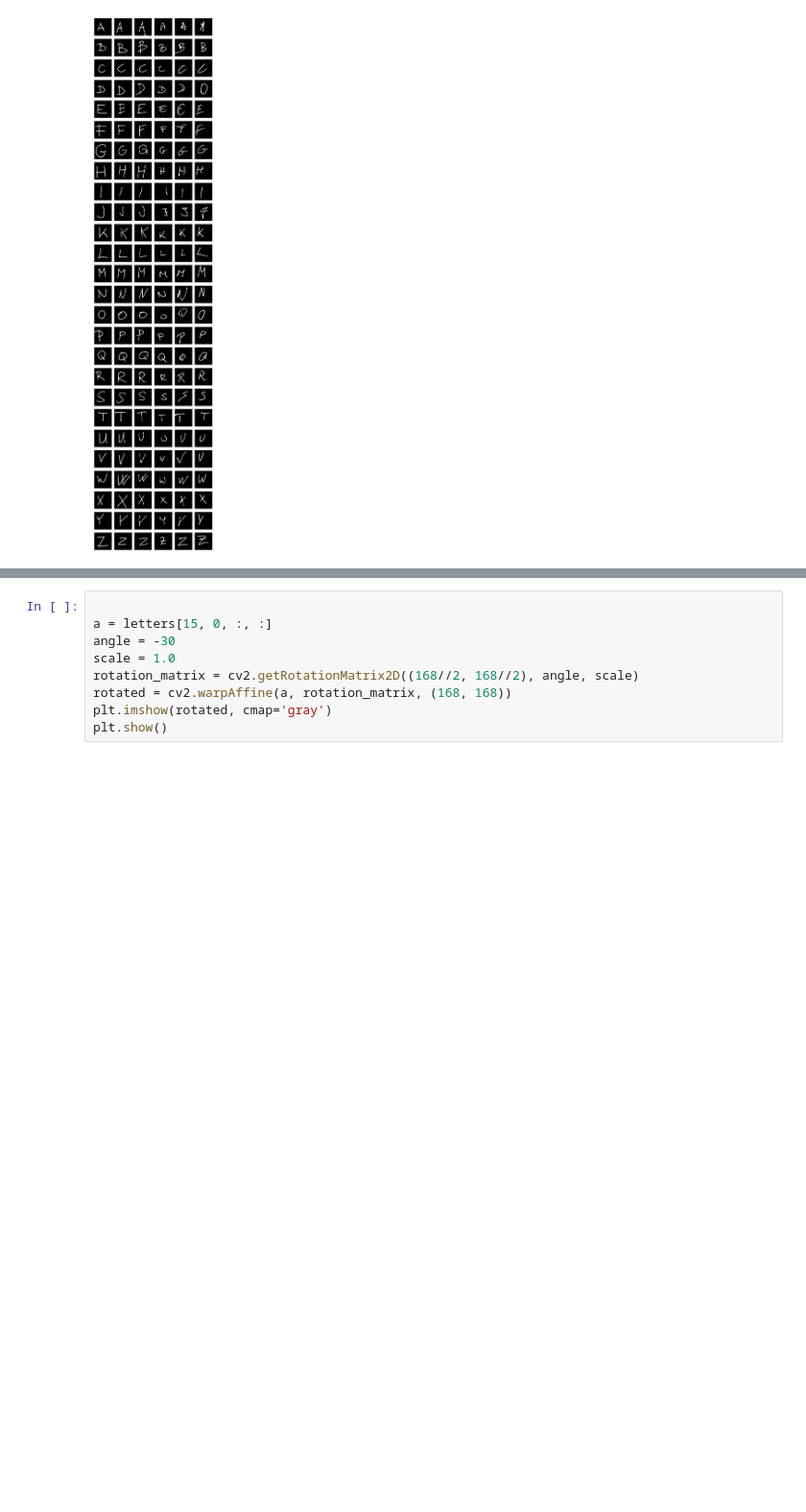
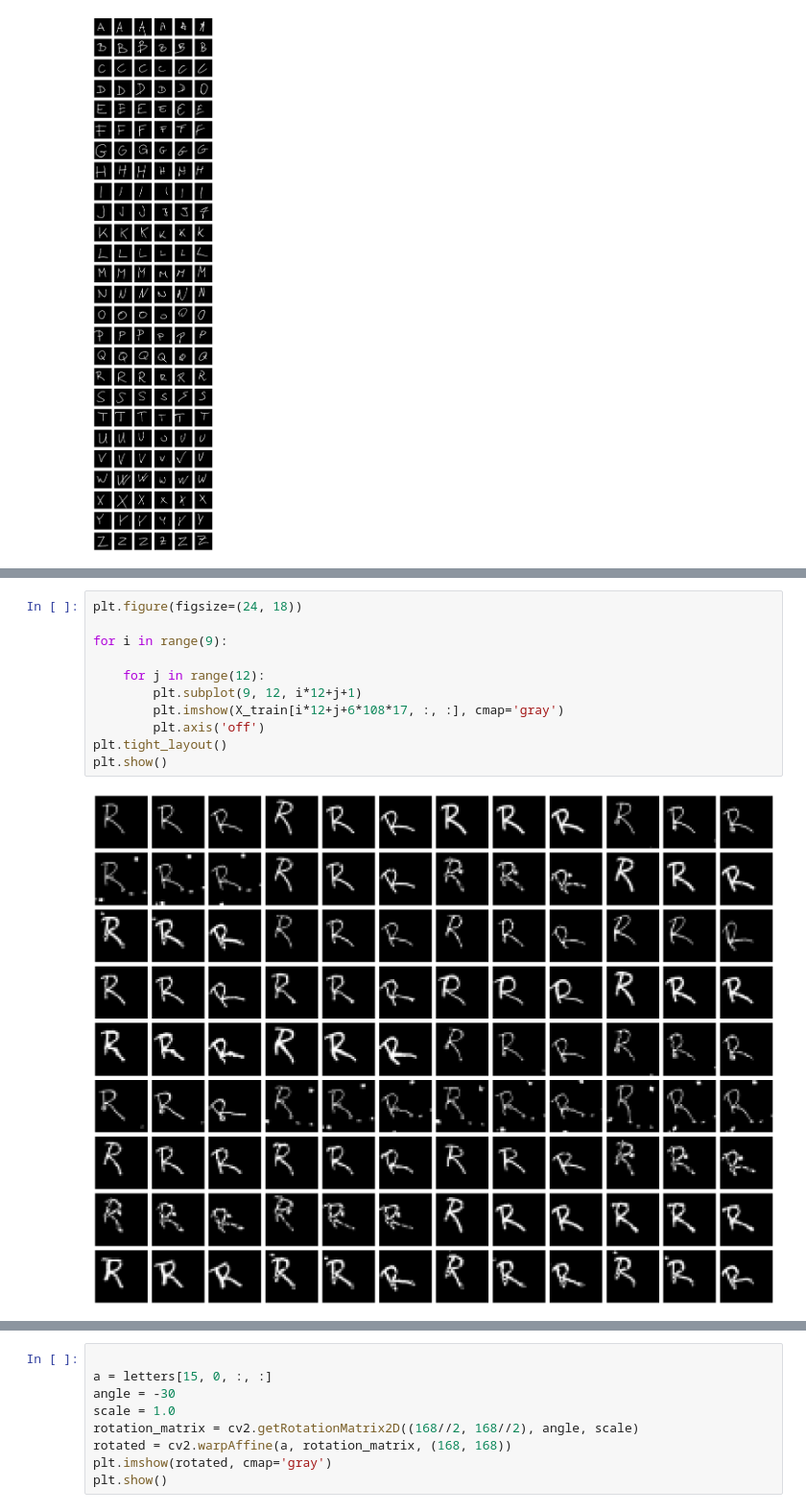
Before and after one commit to rmlan/iml, a Jupyter notebook: segmentation_and_augmentation.ipynb, the cells around one changed output, grey strips where cells are left out. Shown at 96% size. Drawn from its saved outputs; the diff is of its cells as text; blank space fills up the shorter version.

```diff
--- a/segmentation_and_augmentation.ipynb
+++ b/segmentation_and_augmentation.ipynb
@@ -133,0 +262,13 @@ At this point, we have 168x168, binary (each pixel is either 1 or 0) images of t
+# %%
+plt.figure(figsize=(24, 18))
+
+for i in range(9):
+
+    for j in range(12):
+        plt.subplot(9, 12, i*12+j+1)
+        plt.imshow(X_train[i*12+j+6*108*17, :, :], cmap='gray')
+        plt.axis('off')
+plt.tight_layout()
+plt.show()
+# %% [output]
+[figure, added]
```
Also changed, not shown: parts of 9 cells of this notebook, 1 other file.
